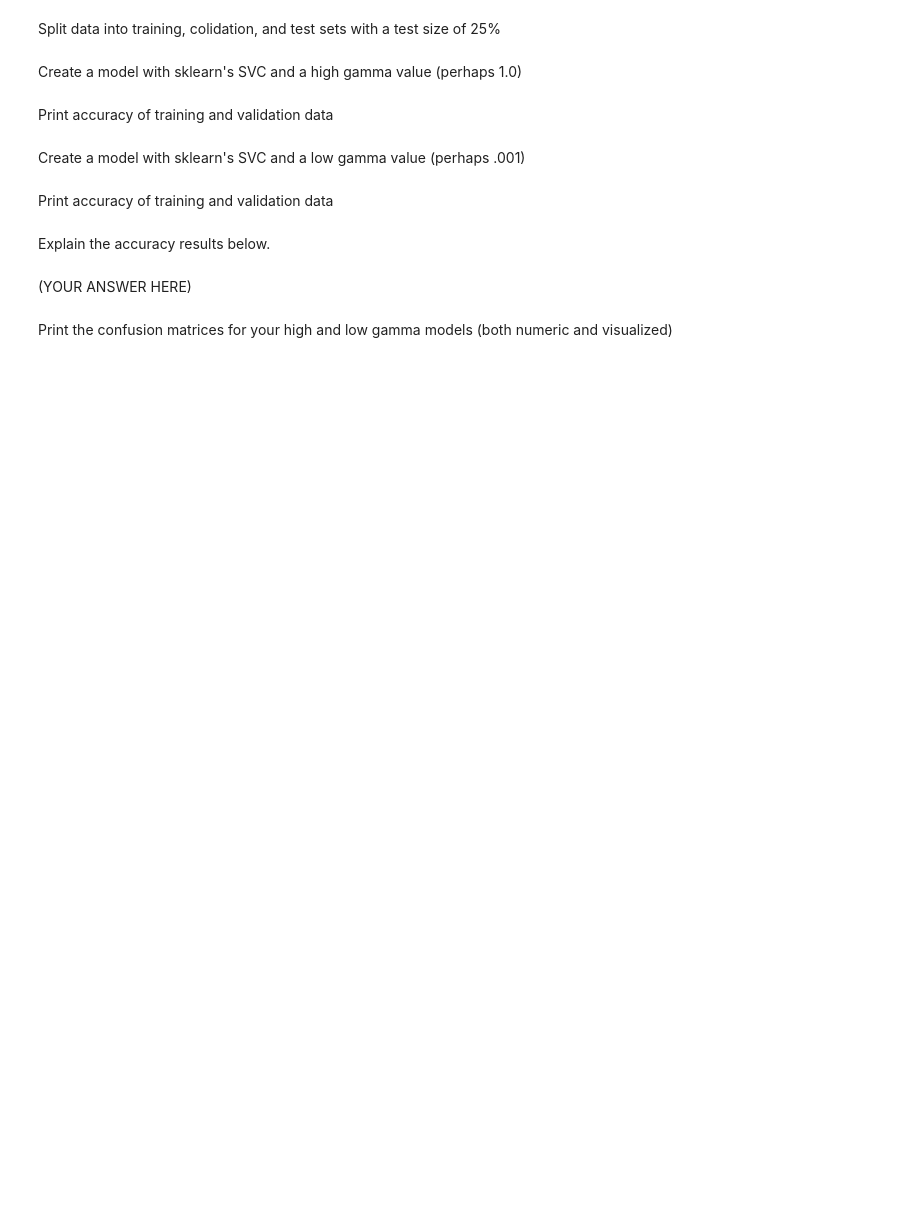
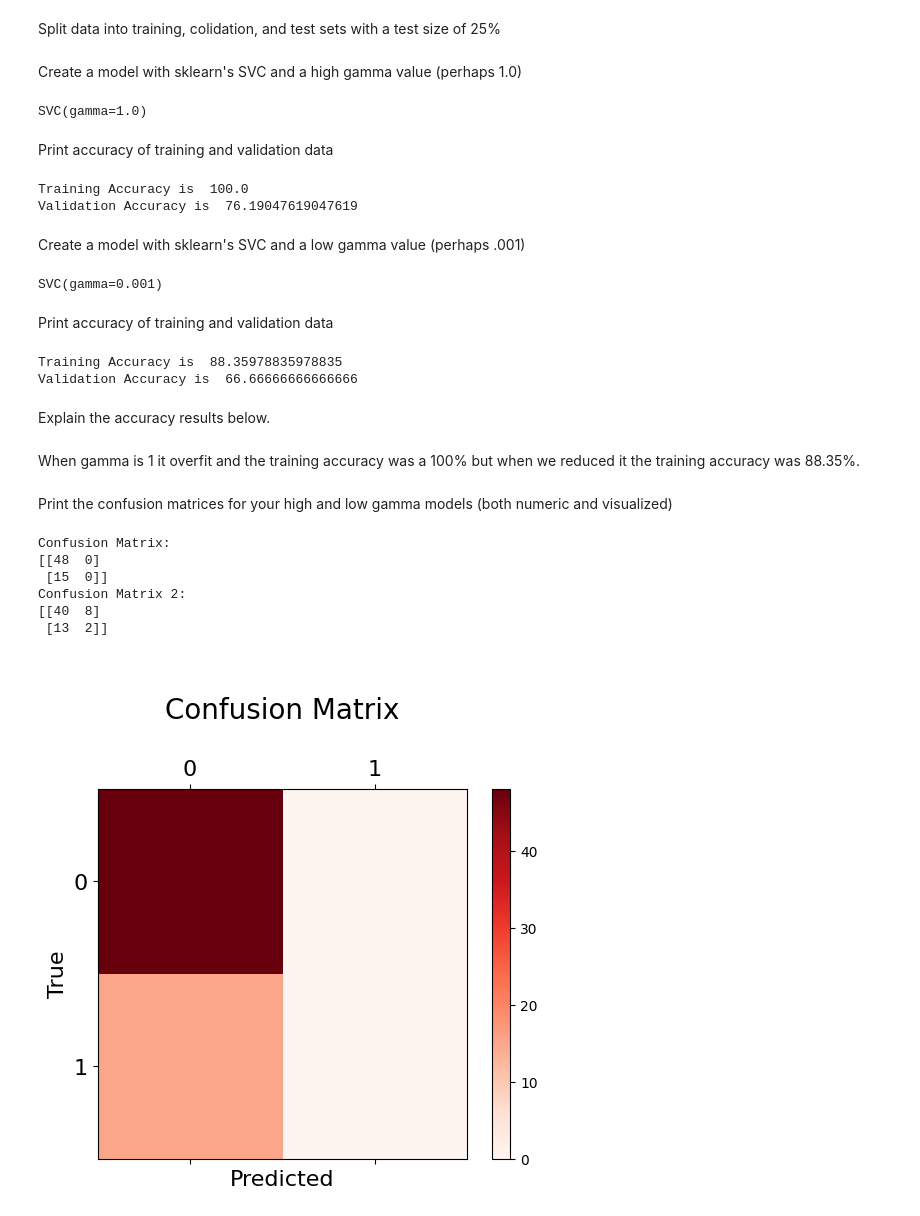
Before and after one commit to frostfyre01/Week1-2023, a Jupyter notebook: Week1-2023-07_SVM-SVM_Exercises.ipynb, the cells around one changed output. Saved outputs shown, nothing was run; the diff lists cells and outputs as text; code cells hidden in the pictures; blank space fills up the shorter version.

```diff
--- a/Week1-2023-07_SVM-SVM_Exercises.ipynb
+++ b/Week1-2023-07_SVM-SVM_Exercises.ipynb
@@ -28,2 +50,8 @@ Create a model with sklearn's SVC and a high gamma value (perhaps 1.0)
+# %%
+svm = SVC(gamma = 1.0)
+
+svm.fit(X_train, y_train)
+# %% [output]
+SVC(gamma=1.0)
 # %% [markdown]
 Print accuracy of training and validation data
@@ -32,2 +58,10 @@ Print accuracy of training and validation data
+# %%
+y_train_pred=svm.predict(X_train)
+print("Training Accuracy is ", accuracy_score(y_train, y_train_pred)*100)
+y_val_pred=svm.predict(X_val)
+print("Validation Accuracy is ", accuracy_score(y_val,y_val_pred)*100)
+# %% [output]
+Training Accuracy is  100.0
+Validation Accuracy is  76.19047619047619
 # %% [markdown]
 Create a model with sklearn's SVC and a low gamma value (perhaps .001)
@@ -36,2 +68,8 @@ Create a model with sklearn's SVC and a low gamma value (perhaps .001)
+# %%
+low_gamma_svm = SVC(gamma = 0.001)
+
+low_gamma_svm.fit(X_train, y_train)
+# %% [output]
+SVC(gamma=0.001)
 # %% [markdown]
 Print accuracy of training and validation data
@@ -40,6 +76,14 @@ Print accuracy of training and validation data
+# %%
+y_train_pred2 = low_gamma_svm.predict(X_train)
+print("Training Accuracy is ", accuracy_score(y_train, y_train_pred2)*100)
+y_val_pred2 = low_gamma_svm.predict(X_val)
+print("Validation Accuracy is ", accuracy_score(y_val,y_val_pred2)*100)
+# %% [output]
+Training Accuracy is  88.35978835978835
+Validation Accuracy is  66.66666666666666
 # %% [markdown]
 Explain the accuracy results below.
-# %% [markdown]
-(YOUR ANSWER HERE)
+# %% [markdown]
+When gamma is 1 it overfit and the training accuracy was a 100% but when we reduced it the training accuracy was 88.35%.
 # %% [markdown]
 Print the confusion matrices for your high and low gamma models (both numeric and visualized)
@@ -47,0 +90,34 @@ Print the confusion matrices for your high and low gamma models (both numeric an
+# %%
+from sklearn import metrics
+print('Confusion Matrix:')
+labels = [0,1]
+cm = metrics.confusion_matrix(y_val, y_val_pred, labels=labels)
+print(cm)
+
+print('Confusion Matrix 2:')
+labels = [0,1]
+cm2 = metrics.confusion_matrix(y_val, y_val_pred2, labels=labels)
+print(cm2)
+
+def plot_cmatrix(cm,labels,title='Confusion Matrix'):
+  fig = plt.figure()
+  ax = fig.add_subplot(111)
+  cax = ax.matshow(cm,cmap='Reds')
+  plt.title('\n'+title+'\n', fontsize=20)
+  fig.colorbar(cax)
+  ax.set_xticklabels([''] + labels, fontsize=16)
+  ax.set_yticklabels([''] + labels, fontsize=16)
+  plt.xlabel('Predicted', fontsize=16)
+  plt.ylabel('True', fontsize=16)
+  plt.show()
+
+plot_cmatrix(cm,labels)
+plot_cmatrix(cm2,labels)
+# %% [output]
+Confusion Matrix:
+[[48  0]
+ [15  0]]
+Confusion Matrix 2:
+[[40  8]
+ [13  2]]
+[figure, added]
```
Also changed, not shown: parts of 9 cells of this notebook.
